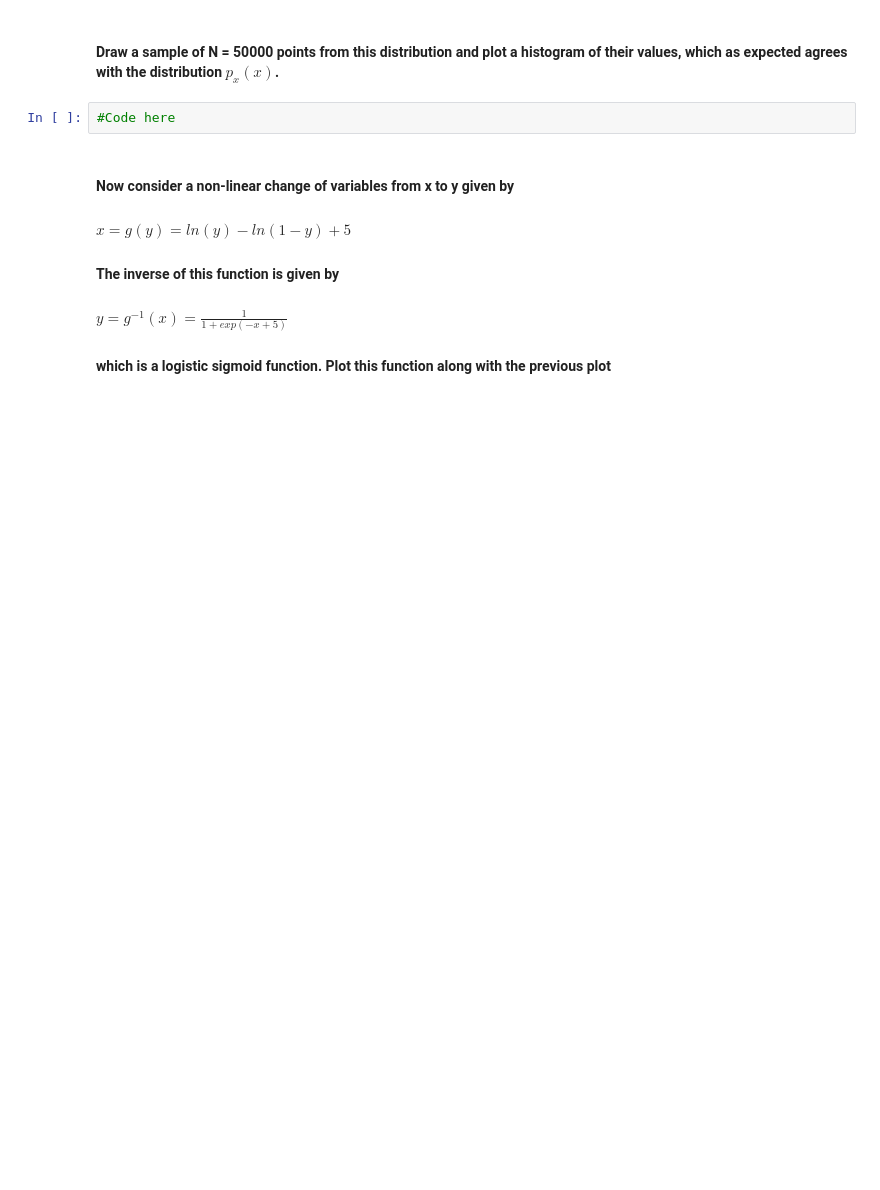
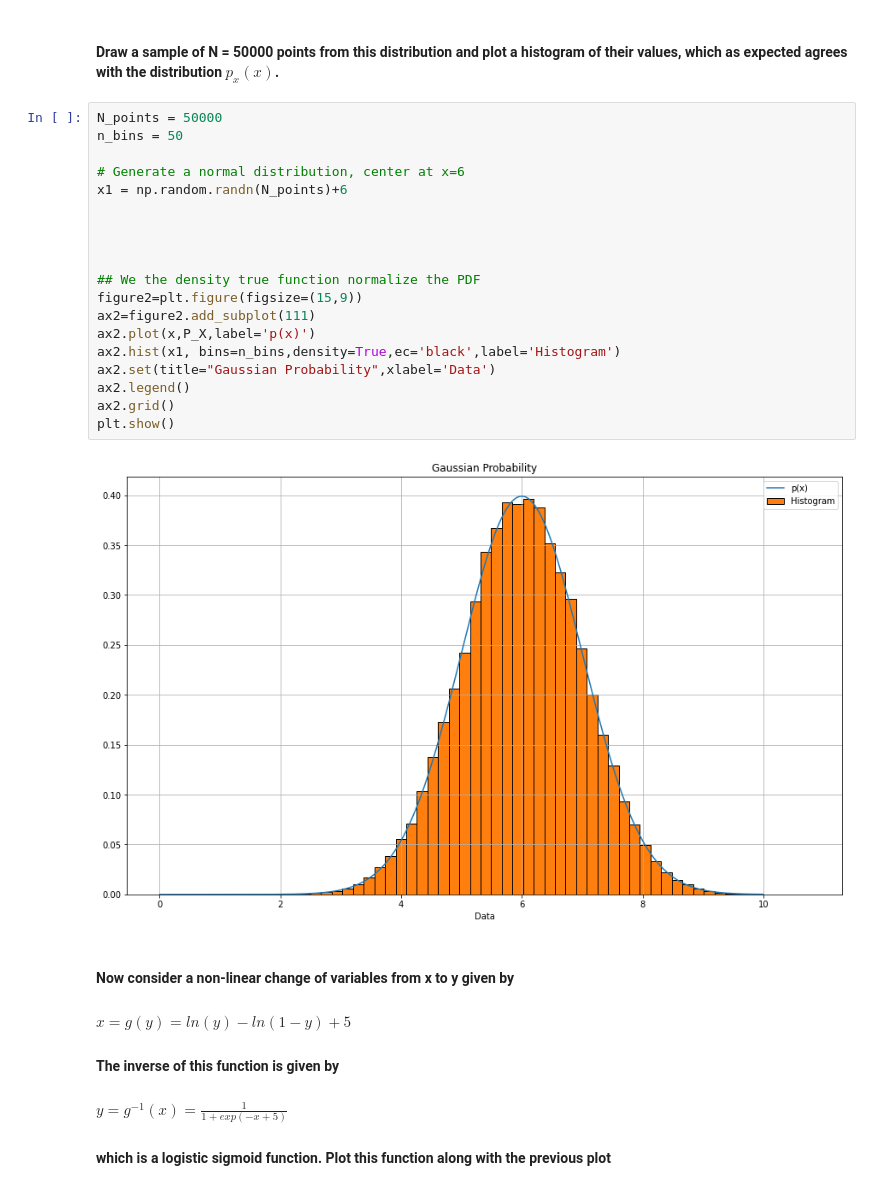
Before and after one commit to malwaru/Awesome-MachineLearning, a Jupyter notebook: ML_Assignment_01/Introduction_Homework.ipynb, the cells around one changed output. Drawn from its saved outputs; the diff is of its cells as text; blank space fills up the shorter version.

```diff
--- a/ML_Assignment_01/Introduction_Homework.ipynb
+++ b/ML_Assignment_01/Introduction_Homework.ipynb
@@ -85,7 +184,26 @@ soln4 = 0
 # %% [markdown]
 #### Draw a sample of N = 50000 points from this distribution and plot a histogram of their values, which as expected agrees with the distribution $p_x(x)$.
-# %%
-#Code here
+# %%
+N_points = 50000
+n_bins = 50
+
+# Generate a normal distribution, center at x=6
+x1 = np.random.randn(N_points)+6
+
+
+
+
+## We the density true function normalize the PDF
+figure2=plt.figure(figsize=(15,9))
+ax2=figure2.add_subplot(111)
+ax2.plot(x,P_X,label='p(x)')
+ax2.hist(x1, bins=n_bins,density=True,ec='black',label='Histogram')
+ax2.set(title="Gaussian Probability",xlabel='Data')
+ax2.legend()
+ax2.grid()
+plt.show()
+# %% [output]
+[figure, added]
 # %% [markdown]
 #### Now consider a non-linear change of variables from x to y given by
 #### $x=g(y)=ln(y)-ln(1-y)+5$
```
Also changed, not shown: parts of 17 cells of this notebook.
